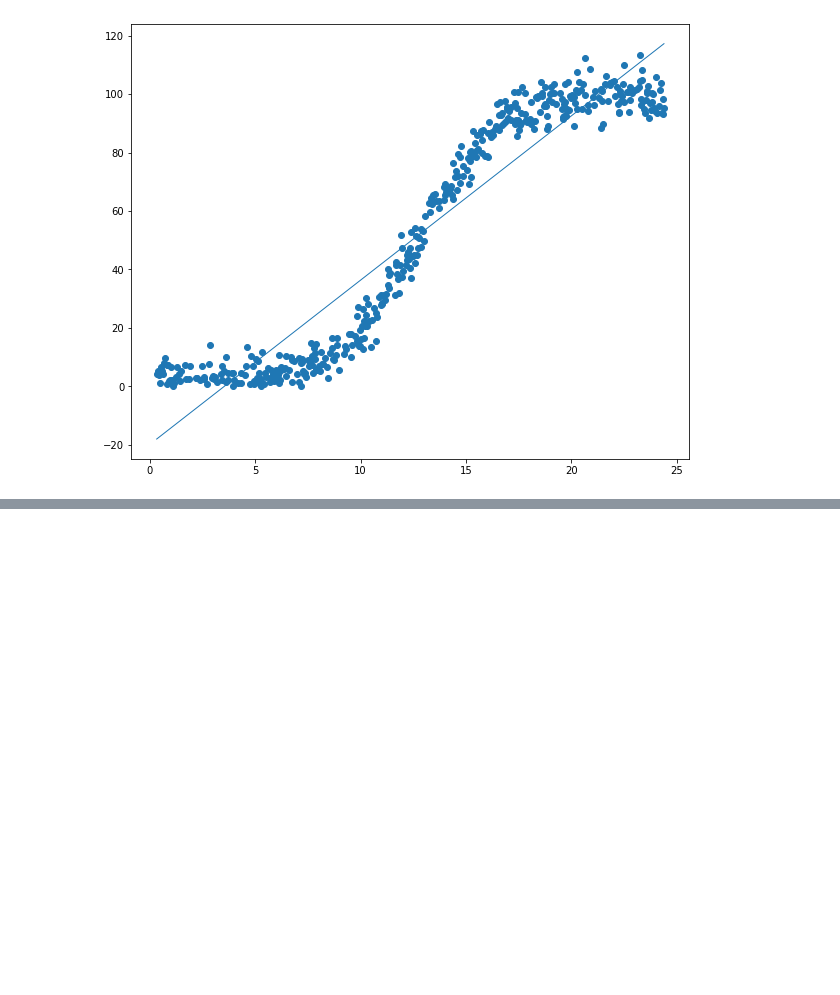
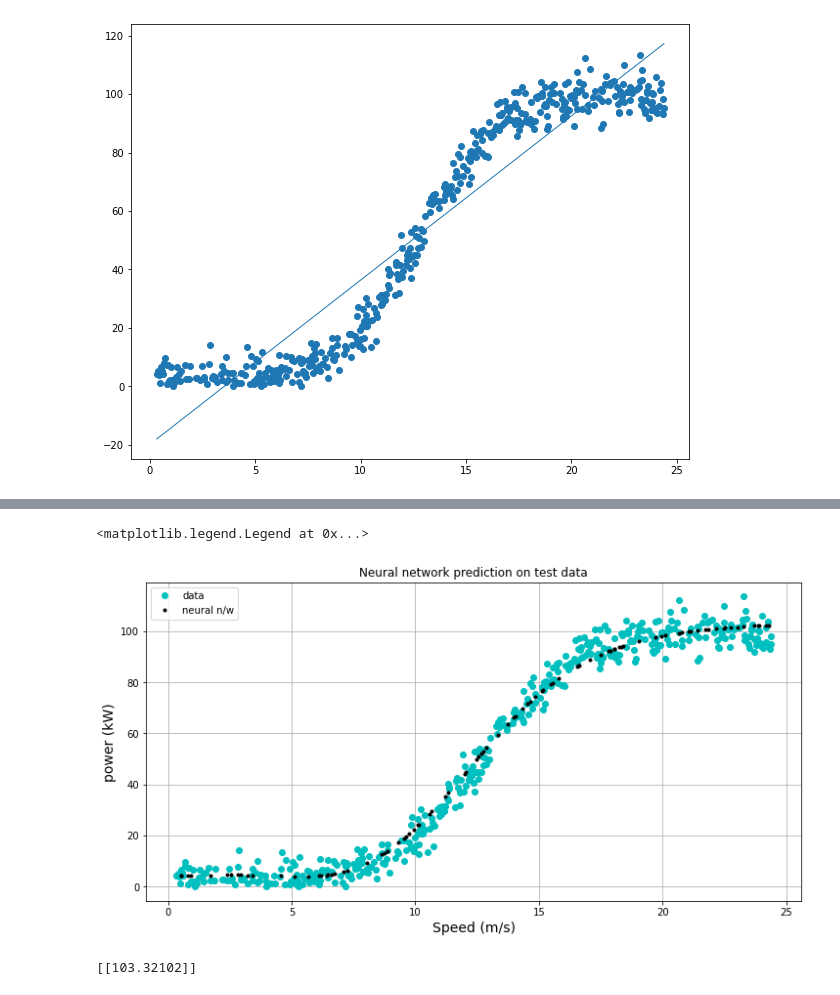
Before and after one commit to doriszd/project_machine_learning, a Jupyter notebook: Project_2020.ipynb, the cells around one changed output, grey strips where cells are left out. Drawn from its saved outputs; the diff is of its cells as text; code cells hidden in the pictures; blank space fills up the shorter version.

```diff
--- a/Project_2020.ipynb
+++ b/Project_2020.ipynb
@@ -355,0 +383,13 @@ print(r2_score(y, y_pred))
+# %%
+# Splitting the data set into train and test.
+X_train, X_test, y_train, y_test = train_test_split(X, y, test_size = 0.2)
+
+# Some of the training set will be set to validation.
+# Ratio of train, test and validation is 60:20:20
+X_train, X_val, y_train, y_val = train_test_split(X_train, y_train, test_size=0.25)
+print(X_train.shape)
+print(y_train.shape)
+print(X_test.shape)
+print(y_test.shape)
+print(X_val.shape)
+print(y_val.shape)
@@ -355,0 +403,12 @@ print(r2_score(y, y_pred))
+# %%
+# Code adapted from the lectures: https://github.com/ianmcloughlin/jupyter-teaching-notebooks/blob/master/keras-neurons.ipynb
+import tensorflow.keras as kr
+model = kr.models.Sequential()
+model.add(kr.layers.Dense(50, input_shape=(1,), activation='sigmoid', kernel_initializer="glorot_uniform", bias_initializer="zeros"))
+model.add(kr.layers.Dense(1, activation='linear', kernel_initializer="glorot_uniform", bias_initializer="glorot_uniform"))
+# %%
+# Adam optimization is a stochastic gradient descent method that is based on adaptive estimation of first-order and second-order
+# moments.
+# Code adapted fromL https://keras.io/api/optimizers/adam/
+model.compile(kr.optimizers.Adam(lr=0.001), loss="mean_squared_error")
+model.summary()
@@ -355,0 +428,3 @@ print(r2_score(y, y_pred))
+# %%
+
+model.fit(X_train, y_train, epochs=500, batch_size=10, validation_data=(X_val, y_val))
@@ -355,0 +450,19 @@ print(r2_score(y, y_pred))
+# %%
+# Look at prediction for the test data - was not used in training.
+plt.plot(X, y, 'co', label="data")
+plt.plot(X_test, model.predict(X_test), 'k.', label="neural n/w")
+plt.xlabel('Speed (m/s)', fontsize='14')
+plt.ylabel('power (kW)', fontsize='14')
+plt.title("Neural network prediction on test data")
+plt.grid()
+plt.legend()
+# %% [output]
+<matplotlib.legend.Legend at 0x...>
+[figure, added]
+# %%
+
+# Predict from a single input value - seems sensible.
+wind = [[28]]
+print(model.predict(wind))
+# %% [output]
+[[103.32102]]
```
Also changed, not shown: parts of 9 cells of this notebook.
